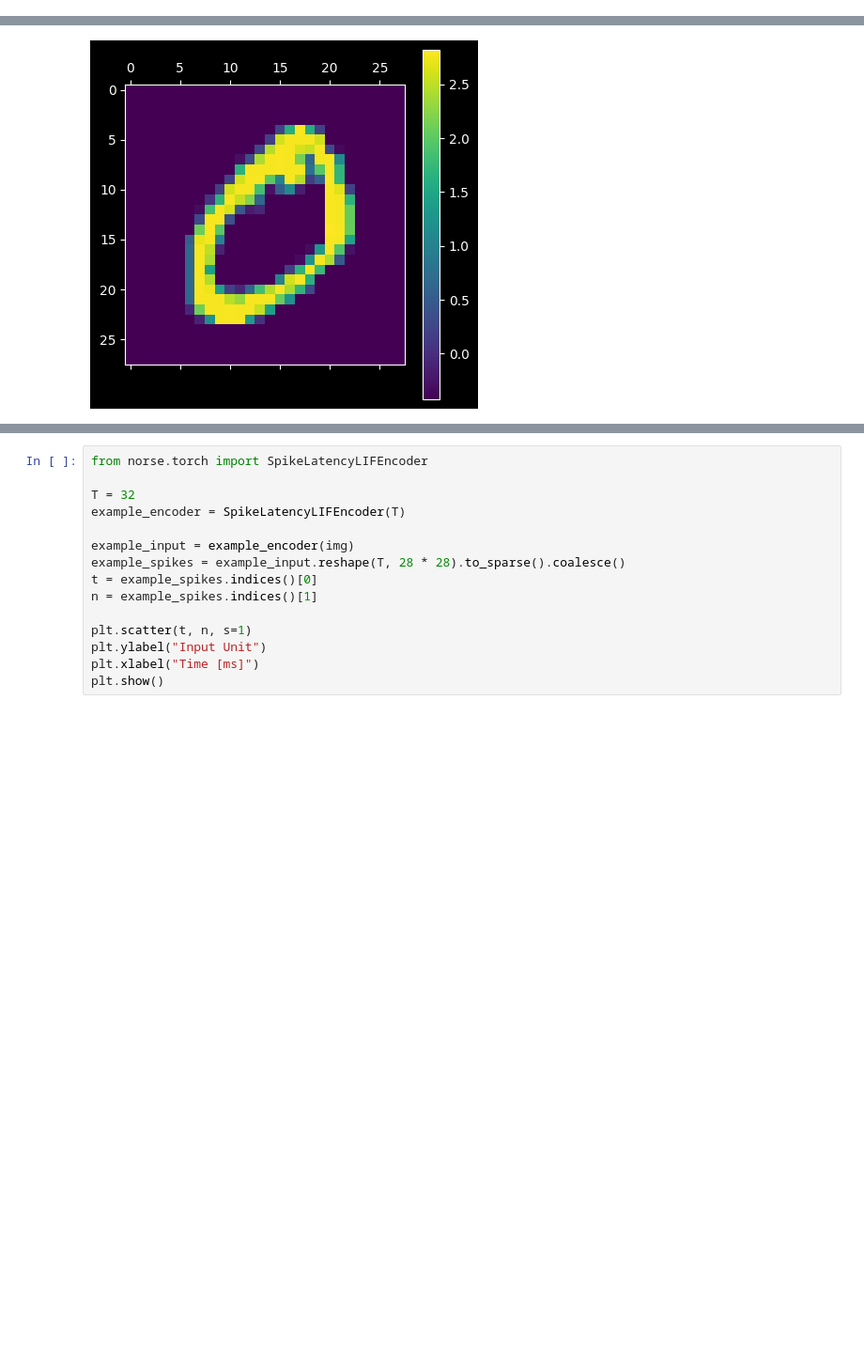
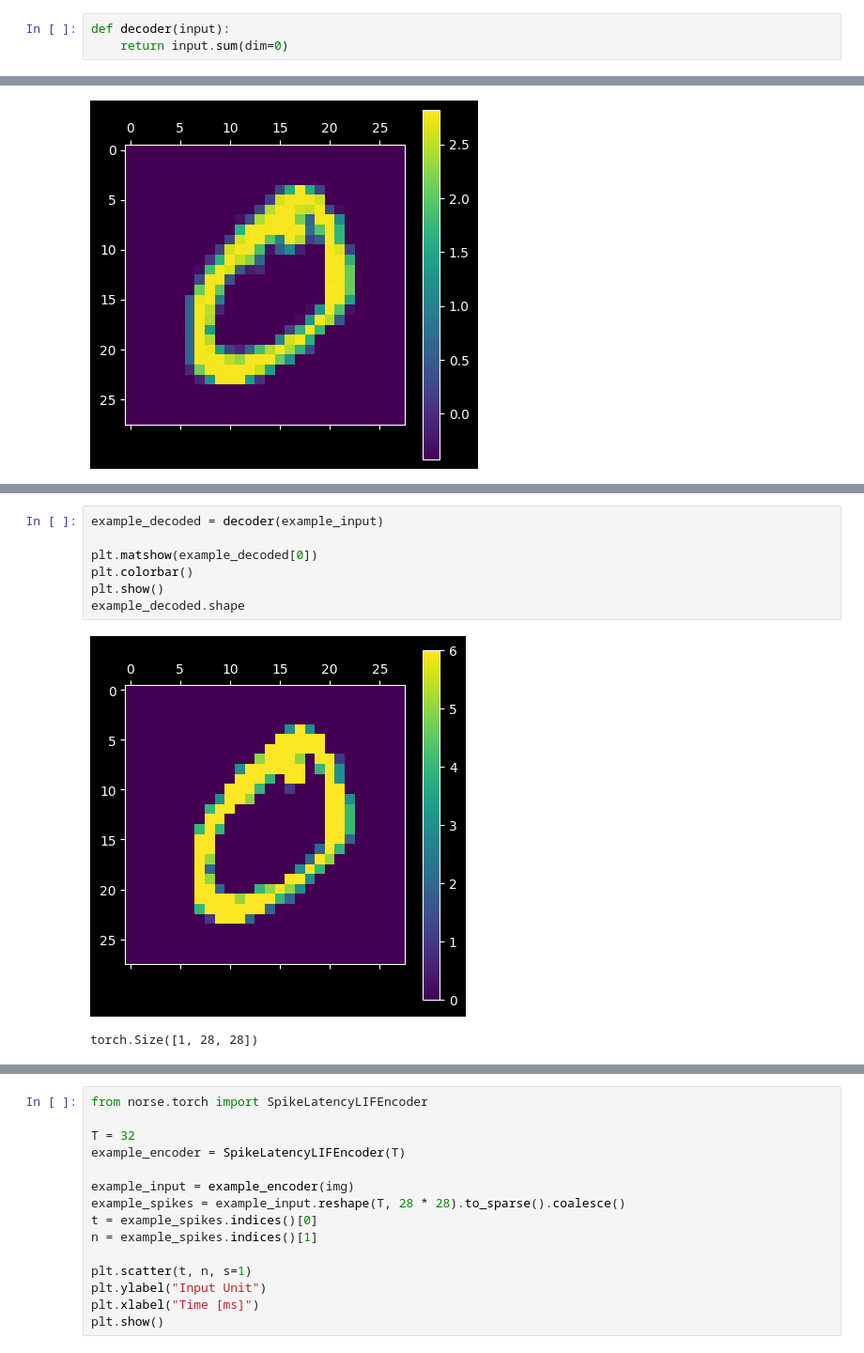
Before and after one commit to BorjaEst/spatial-navigation, a Jupyter notebook: notebooks/Encoders.ipynb, the cells around one changed output, grey strips where cells are left out. Shown at 94% size. Drawn from its saved outputs; the diff is of its cells as text; blank space fills up the shorter version.

```diff
--- a/notebooks/Encoders.ipynb
+++ b/notebooks/Encoders.ipynb
@@ -4,6 +4,9 @@ import numpy as np
 import matplotlib.pyplot as plt
 import norse.torch as snn
 from norse.torch.functional import lif
+# %%
+def decoder(input):
+    return input.sum(dim=0)
 # %%
 img = torch.load("notebooks/data/img.pt")
 
@@ -31,4 +35,14 @@ plt.show()
 [figure]
+# %%
+example_decoded = decoder(example_input)
+
+plt.matshow(example_decoded[0])
+plt.colorbar()
+plt.show()
+example_decoded.shape
+# %% [output]
+[figure, added]
+torch.Size([1, 28, 28])
 # %%
 from norse.torch import PoissonEncoder
 
```
Also changed, not shown: parts of 6 cells of this notebook.
